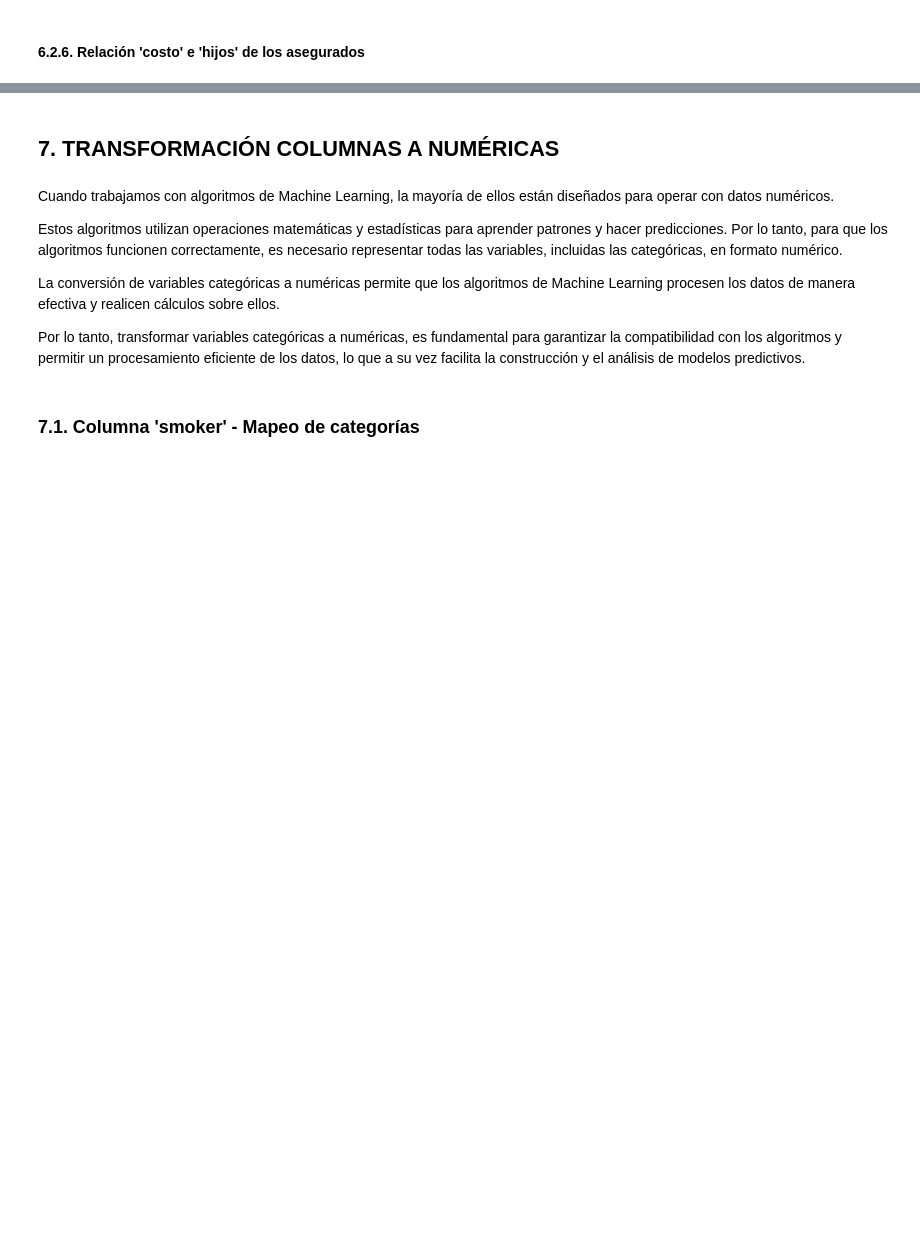
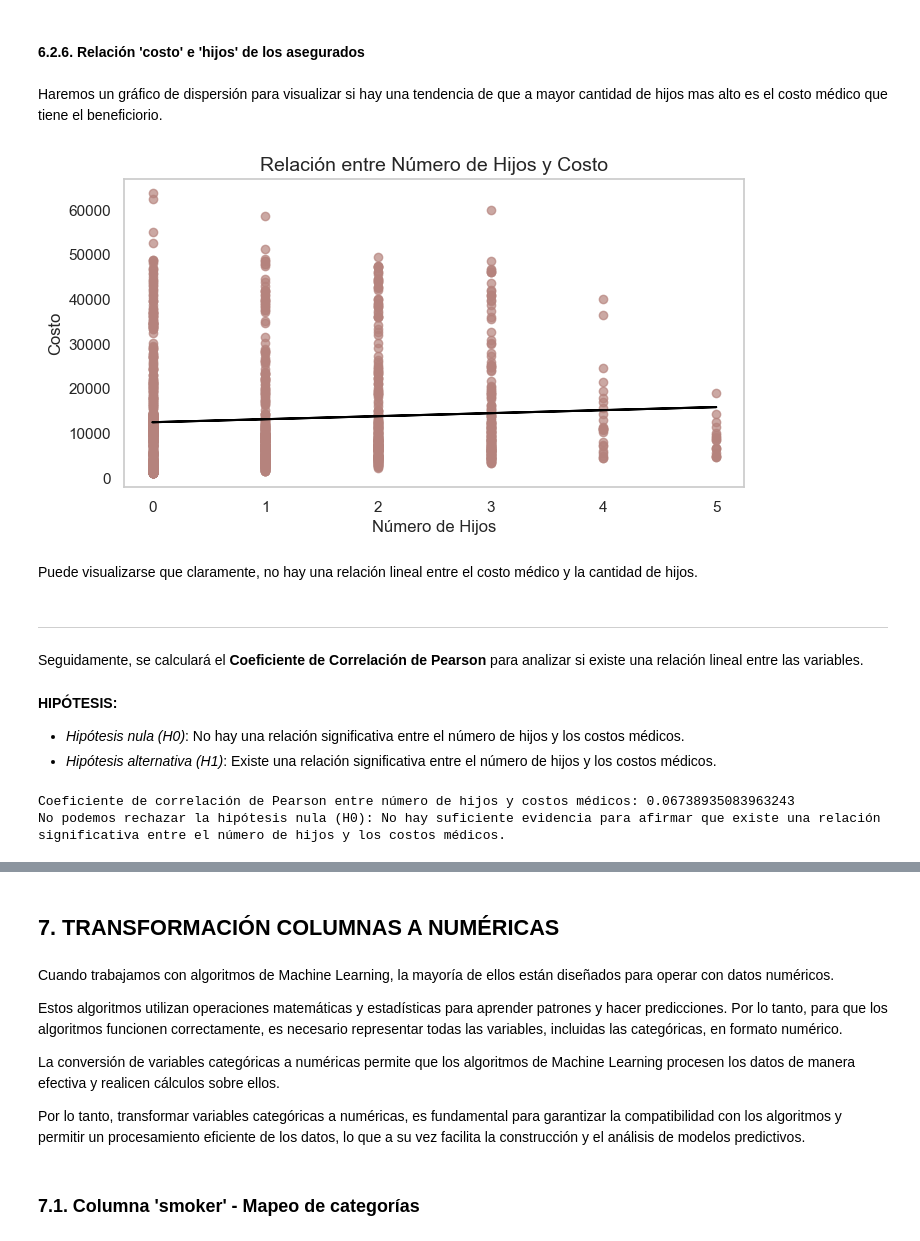
Before and after one commit to XimenaPO/MLProject_Medical_Cost, a Jupyter notebook: src/notebooks/project_resume.ipynb, the cells around one changed output, grey strips where cells are left out. Cells and saved outputs as stored; diff of their text form; code cells hidden in the pictures; blank space fills up the shorter version.

```diff
--- a/src/notebooks/project_resume.ipynb
+++ b/src/notebooks/project_resume.ipynb
@@ -725,2 +792,52 @@ Hay alguna diferencia en los costos entre las regiones, pero esta diferencia no
 # %% [markdown]
 #### 6.2.6. Relación 'costo' e 'hijos' de los asegurados
+# %% [markdown]
+Haremos un gráfico de dispersión para visualizar si hay una tendencia de que a mayor cantidad de hijos mas alto es el costo médico que tiene el beneficiorio.
+# %%
+m, b = np.polyfit(df['hijos'], df['costo'], 1)
+
+# Crear el gráfico de dispersión
+plt.figure(figsize=(8,4))
+plt.scatter(df['hijos'], df['costo'], color='#B5837D', alpha=0.7)
+
+# Agregar la línea de regresión
+plt.plot(df['hijos'], m * df['hijos'] + b, color='black')
+
+plt.title('Relación entre Número de Hijos y Costo', fontsize=14)
+plt.xlabel('Número de Hijos', fontsize=12)
+plt.ylabel('Costo', fontsize=12)
+
+plt.grid(False)
+
+plt.savefig('../utils/relacion_hijos_costo.png')
+
+plt.show()
+# %% [output]
+[figure, added]
+# %% [markdown]
+Puede visualizarse que claramente, no hay una relación lineal entre el costo médico y la cantidad de hijos.
+# %% [markdown]
+-------
+# %% [markdown]
+Seguidamente, se calculará el **Coeficiente de Correlación de Pearson** para analizar si existe una relación lineal entre las variables.
+# %% [markdown]
+**HIPÓTESIS:**
+
+- *Hipótesis nula (H0)*: No hay una relación significativa entre el número de hijos y los costos médicos.
+- *Hipótesis alternativa (H1)*: Existe una relación significativa entre el número de hijos y los costos médicos.
+# %%
+
+correlacion_hijos_costo = df['hijos'].corr(df['costo'])
+print("Coeficiente de correlación de Pearson entre número de hijos y costos médicos:", correlacion_hijos_costo)
+
+# Establecer un nivel de significancia
+nivel_significancia = 0.05
+
+# Evaluar la hipótesis nula y hacer una conclusión
+if correlacion_hijos_costo < nivel_significancia:
+    print("Rechazamos la hipótesis nula (H0): No hay una relación significativa entre el número de hijos y los costos médicos.")
+else:
+    print("No podemos rechazar la hipótesis nula (H0): No hay suficiente evidencia para afirmar que existe una relación significativa entre el número de hijos y los costos médicos.")
+# %% [output]
+Coeficiente de correlación de Pearson entre número de hijos y costos médicos: 0.06738935083963243
+No podemos rechazar la hipótesis nula (H0): No hay suficiente evidencia para afirmar que existe una relación significativa entre el número de hijos y los costos médicos.
```
Also changed, not shown: parts of 20 cells of this notebook, 14 other files.
